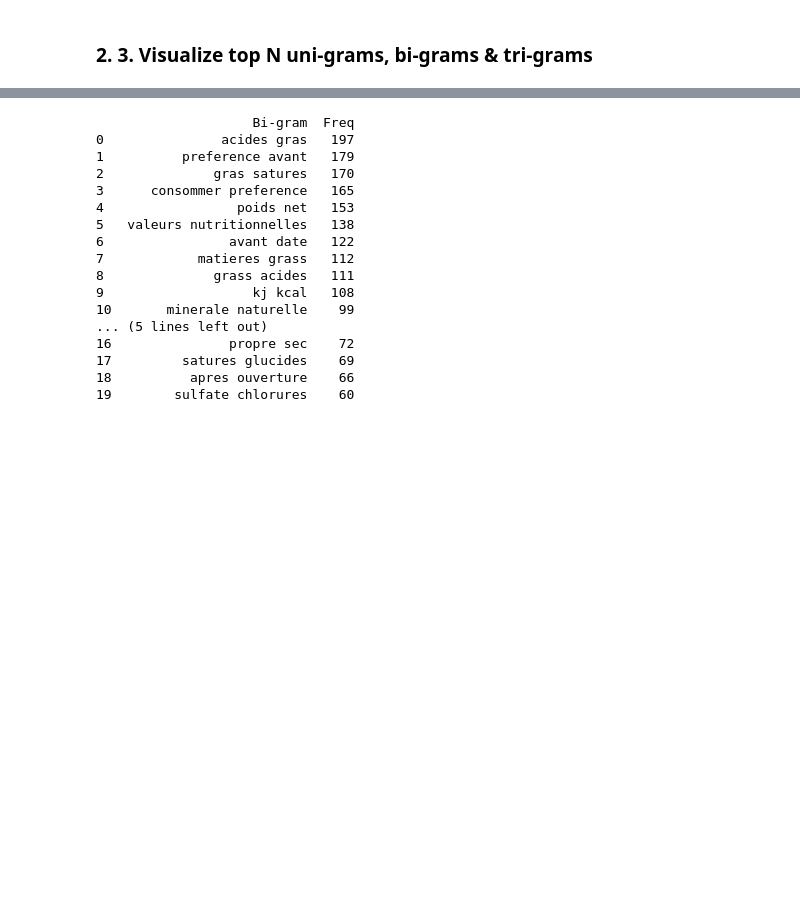
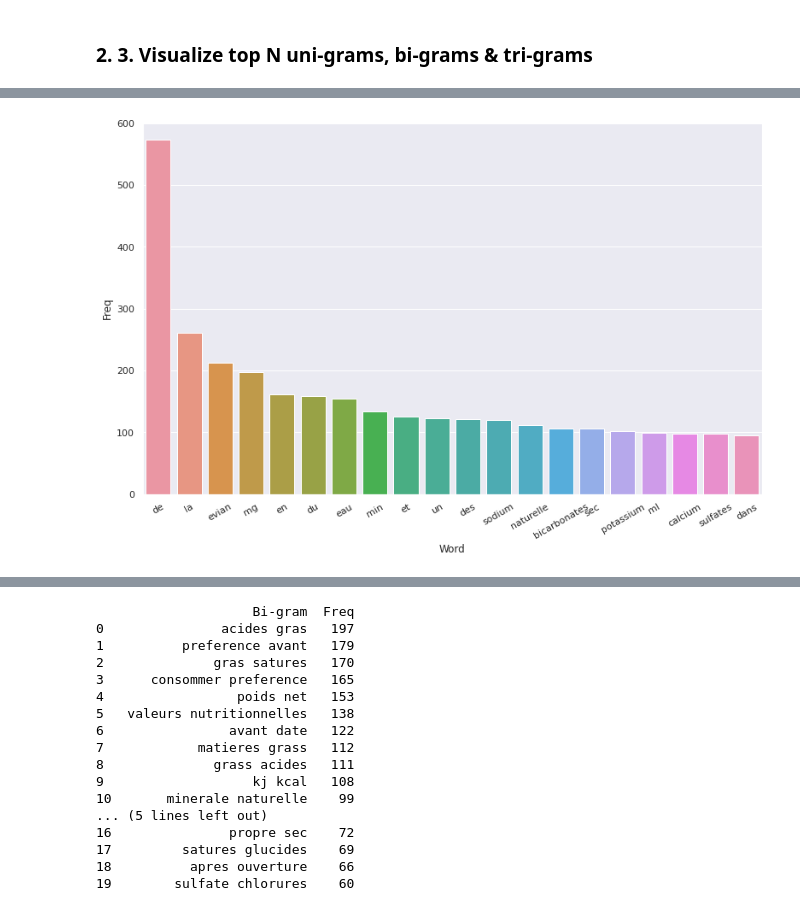
Before and after one commit to ramsyy0/OpenFoodFacts, a Jupyter notebook: notebooks/Mica_OFF_Dataviz.ipynb, the cells around one changed output, grey strips where cells are left out. Saved outputs shown, nothing was run; the diff lists cells and outputs as text; code cells hidden in the pictures; blank space fills up the shorter version.

```diff
--- a/notebooks/Mica_OFF_Dataviz.ipynb
+++ b/notebooks/Mica_OFF_Dataviz.ipynb
@@ -652,0 +707,25 @@ g.set_xticklabels(g.get_xticklabels(), rotation=30);
+# %%
+import seaborn as sns
+from sklearn.feature_extraction.text import CountVectorizer
+import re
+
+
+#Most frequently occuring words
+def get_top_n_words(corpus, n=None):
+    vec = CountVectorizer().fit(corpus)
+    bag_of_words = vec.transform(corpus)
+    sum_words = bag_of_words.sum(axis=0)
+    words_freq = [
+                (word, sum_words[0, idx])
+                for word, idx in vec.vocabulary_.items()
+                ]
+    words_freq =sorted(words_freq, key = lambda x: x[1], reverse=True)
+    return words_freq[:n]
+
+
+group_1_corpus_list = []
+for c in cats_group_1.index.tolist():
+
+    # Create category corpus
+    corpus = get_category_corpus(c, group='pnns_groups_1')
+    group_1_corpus_list.append(corpus)
@@ -652,0 +734,14 @@ g.set_xticklabels(g.get_xticklabels(), rotation=30);
+# %%
+corpus = group_1_corpus_list[0]
+
+#Convert most freq words to dataframe for plotting bar plot
+top_words = get_top_n_words(corpus, n=20)
+top_df = pd.DataFrame(top_words)
+top_df.columns=["Word", "Freq"]
+
+#Barplot of most freq words
+sns.set(rc={'figure.figsize':(13,8)})
+g = sns.barplot(x="Word", y="Freq", data=top_df)
+g.set_xticklabels(g.get_xticklabels(), rotation=30);
+# %% [output]
+[figure, added]
```
Also changed, not shown: parts of 72 cells of this notebook, 1 other file.
